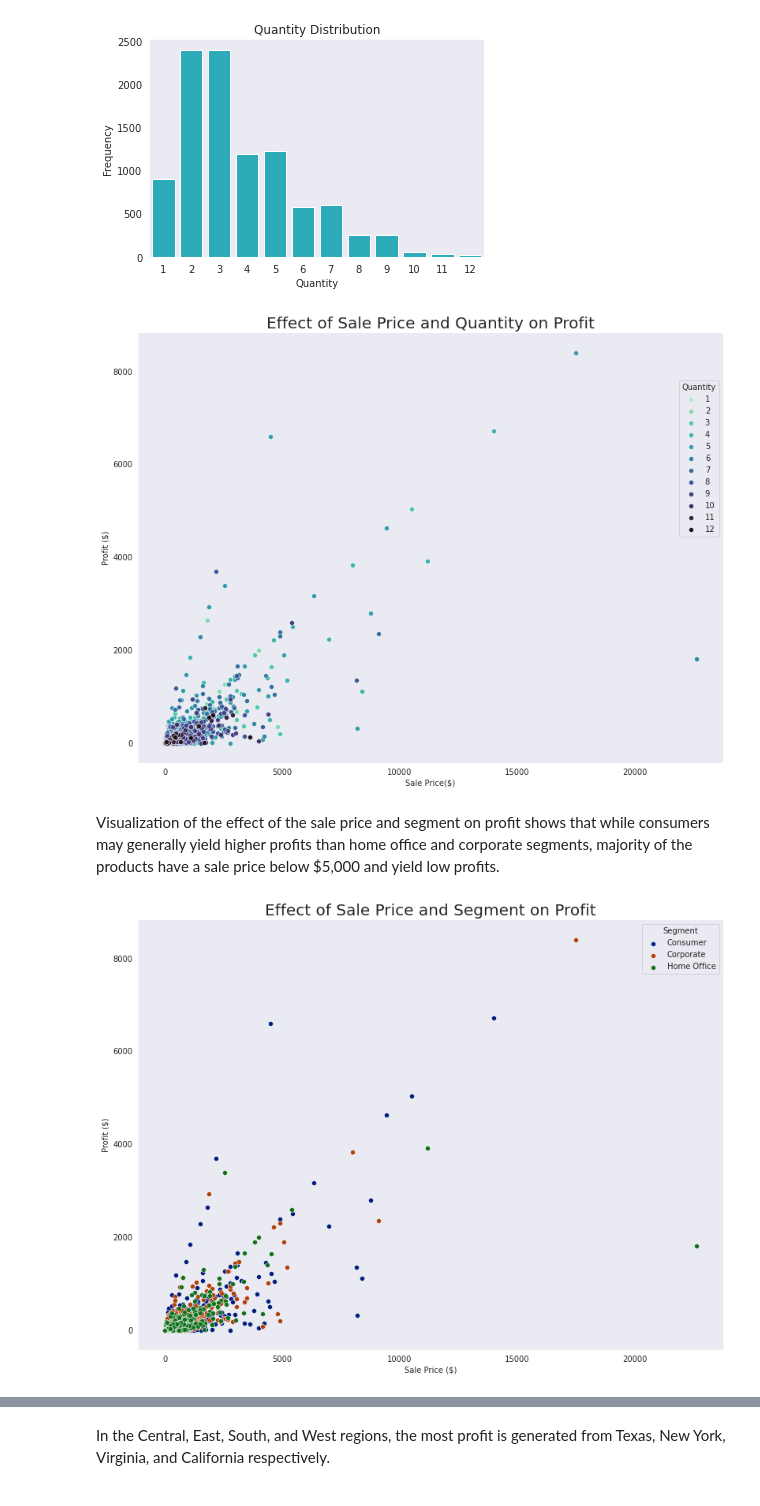
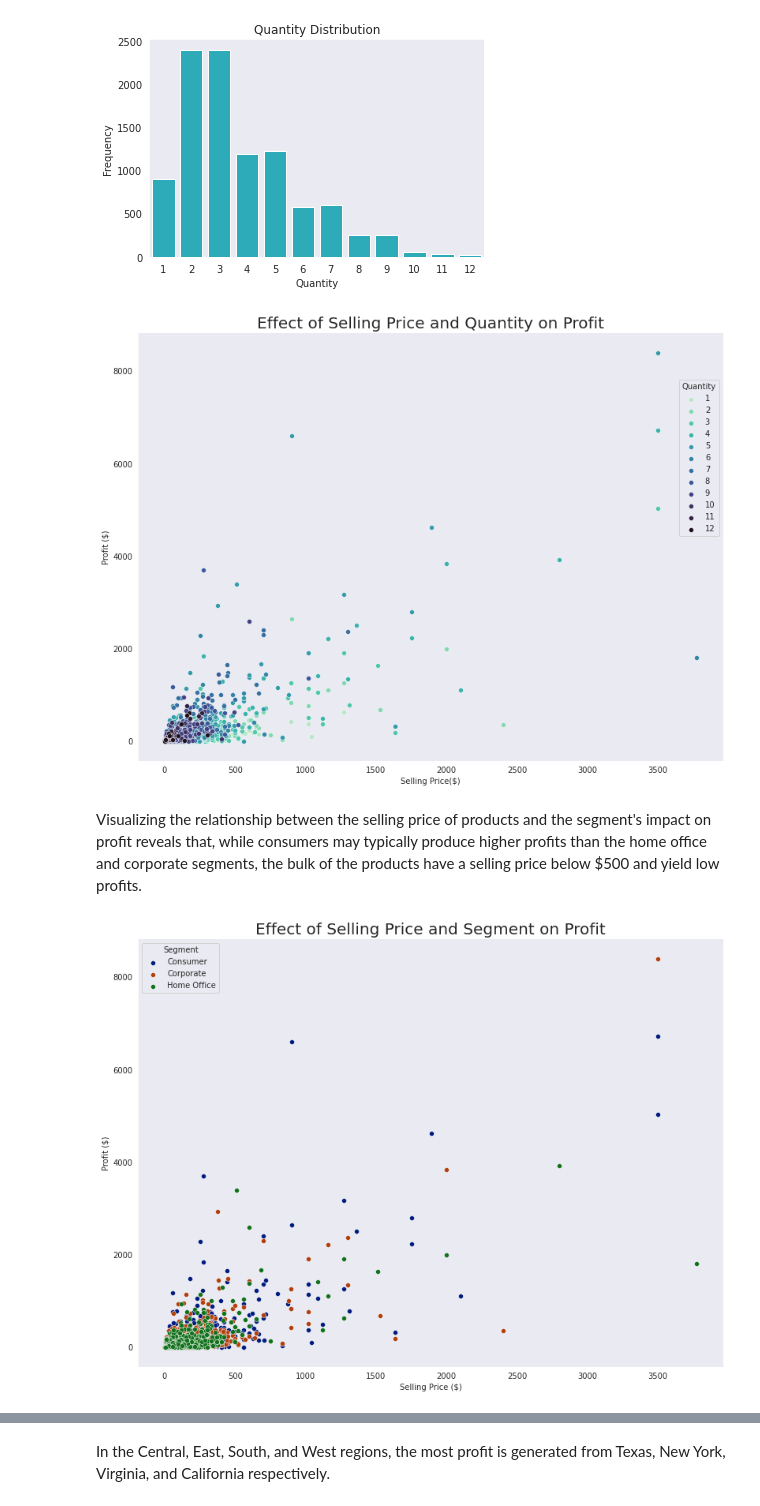
Before and after one commit to Dee-nDee/SuperStore_Data_Analysis, a Jupyter notebook: SuperStore_II.ipynb, the cells around one changed output, grey strips where cells are left out. Cells and saved outputs as stored; diff of their text form; code cells hidden in the pictures.

```diff
--- a/SuperStore_II.ipynb
+++ b/SuperStore_II.ipynb
@@ -150,6 +150,9 @@ samp_superstore.drop_duplicates(inplace = True)
 samp_superstore.duplicated().sum()
 # %% [output]
 0
+# %%
+#create new column for unit price
+samp_superstore["Unit_Price"] = samp_superstore["Sales"] / samp_superstore["Quantity"]
 # %%
 #change Quantity datatype to string
 samp_superstore.Quantity = samp_superstore.Quantity.astype(str)
@@ -452,34 +502,33 @@ color5 = sb.color_palette()[6]
 g = sb.FacetGrid(data = samp_superstore, hue = "Quantity",
                  palette = "mako_r");
 
-g.map(sb.scatterplot, "Sales", "Profit")
+g.map(sb.scatterplot, "Unit_Price", "Profit")
 
-plt.xlabel("Sale Price($)")
+plt.xlabel("Selling Price($)")
 plt.ylabel("Profit ($)")
-plt.title("Effect of Sale Price and Quantity on Profit", fontsize = 20)
+plt.title("Effect of Selling Price and Quantity on Profit", fontsize = 20)
 plt.legend(title = "Quantity", bbox_to_anchor = (1, 0.90))
 
 g.figure.set_size_inches(15, 10);
 plt.grid(False)
 # %% [output]
-[figure, old version]
+[figure, new version]
 # %% [markdown]
-Visualization of the effect of the sale price and segment on profit shows that while consumers may generally yield higher profits than home office and corporate segments,
-majority of the products have a sale price below $5,000 and yield low profits.
+Visualizing the relationship between the selling price of products and the segment's impact on profit reveals that, while consumers may typically produce higher profits than the home office and corporate segments, the bulk of the products have a selling price below $500 and yield low profits.
 # %%
 #visualize
 g = sb.FacetGrid(data = samp_superstore, hue = "Segment",
                  palette = "dark");
 
-g.map(sb.scatterplot, "Sales", "Profit")
+g.map(sb.scatterplot, "Unit_Price", "Profit")
 
-plt.xlabel("Sale Price ($)")
+plt.xlabel("Selling Price ($)")
 plt.ylabel("Profit ($)")
-plt.title("Effect of Sale Price and Segment on Profit", fontsize = 20)
+plt.title("Effect of Selling Price and Segment on Profit", fontsize = 20)
 plt.legend(title = "Segment")
 
 g.figure.set_size_inches(15, 10);
 plt.grid(False)
 # %% [output]
-[figure, old version]
+[figure, new version]
 # %% [markdown]
```
Also changed, not shown: parts of 20 cells of this notebook.
